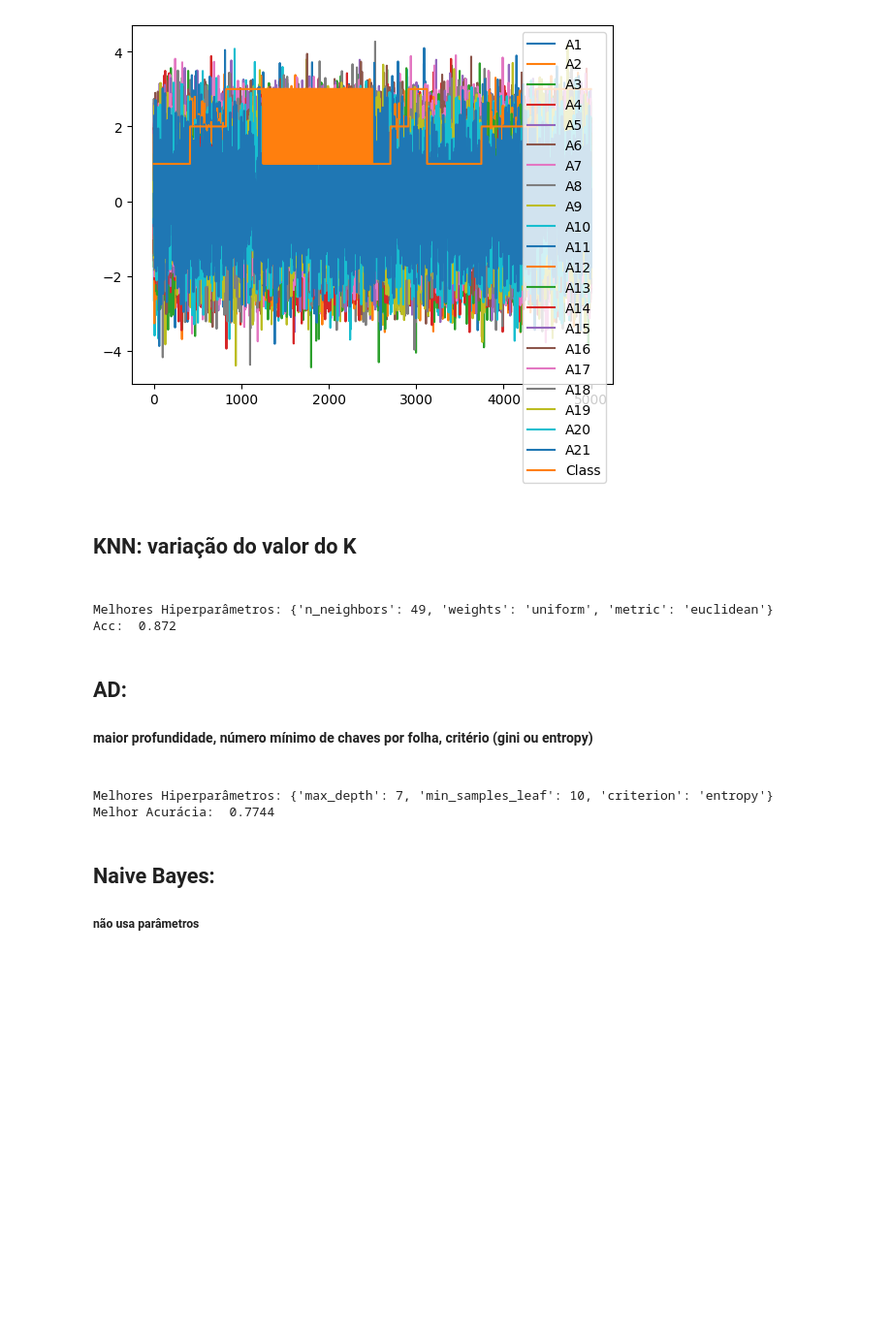
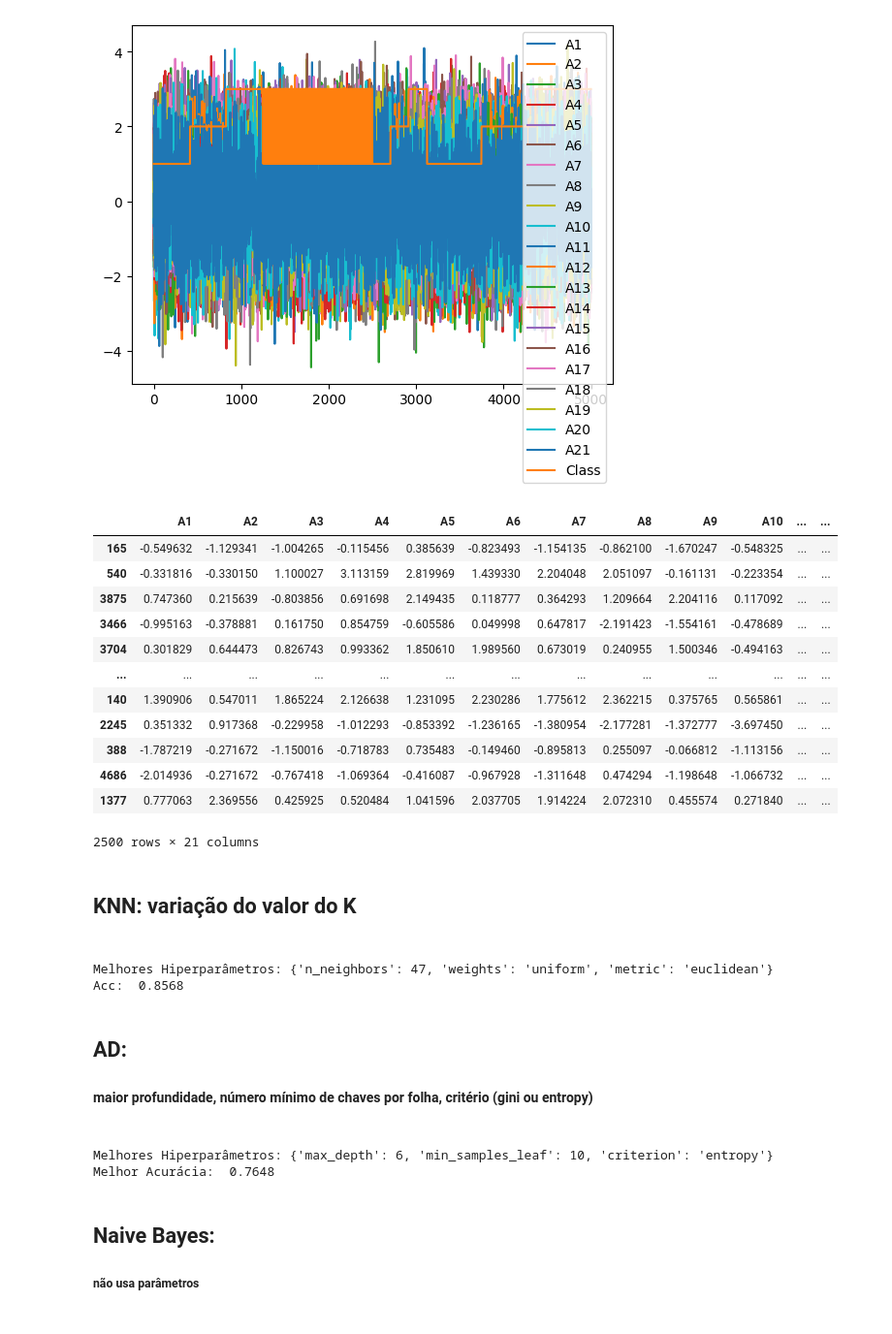
Before and after one commit to brunomaion/TrabAM, a Jupyter notebook: Trabalho1.ipynb, the cells around one changed output. Shown at 97% size. Cells and saved outputs as stored; diff of their text form; code cells hidden in the pictures; blank space fills up the shorter version.

```diff
--- a/Trabalho1.ipynb
+++ b/Trabalho1.ipynb
@@ -62,13 +62,30 @@ Name: count, dtype: int64
 <Axes: >
 [figure]
 # %%
+
 
 x = df.iloc[:, :-1]  # Todos exceto a última coluna
 y = df.iloc[:, -1]   # última coluna
 
 # 70% para treinamento - 15% para validação - 15% para teste
-x_treino, x_teste, y_treino, y_teste = train_test_split(x, y, test_size=0.5, random_state=42)
+x_treino, x_teste, y_treino, y_teste = train_test_split(x, y, test_size=0.5, shuffle = True)
 x_validacao, x_teste, y_validacao, y_teste = train_test_split(x_teste, y_teste, test_size=0.5)
+
+display(x_treino)
+# %% [output]
+|  | A1 | A2 | A3 | A4 | A5 | A6 | A7 | A8 | A9 | A10 | ... | ... |
+| 165 | -0.549632 | -1.129341 | -1.004265 | -0.115456 | 0.385639 | -0.823493 | -1.154135 | -0.862100 | -1.670247 | -0.548325 | ... | ... |
+| 540 | -0.331816 | -0.330150 | 1.100027 | 3.113159 | 2.819969 | 1.439330 | 2.204048 | 2.051097 | -0.161131 | -0.223354 | ... | ... |
+| 3875 | 0.747360 | 0.215639 | -0.803856 | 0.691698 | 2.149435 | 0.118777 | 0.364293 | 1.209664 | 2.204116 | 0.117092 | ... | ... |
+| 3466 | -0.995163 | -0.378881 | 0.161750 | 0.854759 | -0.605586 | 0.049998 | 0.647817 | -2.191423 | -1.554161 | -0.478689 | ... | ... |
+| 3704 | 0.301829 | 0.644473 | 0.826743 | 0.993362 | 1.850610 | 1.989560 | 0.673019 | 0.240955 | 1.500346 | -0.494163 | ... | ... |
+| ... | ... | ... | ... | ... | ... | ... | ... | ... | ... | ... | ... | ... |
+| 140 | 1.390906 | 0.547011 | 1.865224 | 2.126638 | 1.231095 | 2.230286 | 1.775612 | 2.362215 | 0.375765 | 0.565861 | ... | ... |
+| 2245 | 0.351332 | 0.917368 | -0.229958 | -1.012293 | -0.853392 | -1.236165 | -1.380954 | -2.177281 | -1.372777 | -3.697450 | ... | ... |
+| 388 | -1.787219 | -0.271672 | -1.150016 | -0.718783 | 0.735483 | -0.149460 | -0.895813 | 0.255097 | -0.066812 | -1.113156 | ... | ... |
+| 4686 | -2.014936 | -0.271672 | -0.767418 | -1.069364 | -0.416087 | -0.967928 | -1.311648 | 0.474294 | -1.198648 | -1.066732 | ... | ... |
+| 1377 | 0.777063 | 2.369556 | 0.425925 | 0.520484 | 1.041596 | 2.037705 | 1.914224 | 2.072310 | 0.455574 | 0.271840 | ... | ... |
+2500 rows × 21 columns
 # %% [markdown]
 <h2> KNN: variação do valor do K <h2>
 # %%
@@ -108,8 +125,8 @@ for n_neighbors in param_grid['n_neighbors']:
 print(f"Melhores Hiperparâmetros: {best_paramsKNN}")
 print("Acc: ", best_accuracy)
 # %% [output]
-Melhores Hiperparâmetros: {'n_neighbors': 49, 'weights': 'uniform', 'metric': 'euclidean'}
-Acc:  0.872
+Melhores Hiperparâmetros: {'n_neighbors': 47, 'weights': 'uniform', 'metric': 'euclidean'}
+Acc:  0.8568
 # %% [markdown]
 <h2> AD:<h2>
 <h4> maior profundidade,
@@ -157,8 +174,8 @@ for max_depth in param_grid['max_depth']:
 print(f"Melhores Hiperparâmetros: {best_paramsAD}")
 print("Melhor Acurácia: ", best_accuracy)
 # %% [output]
-Melhores Hiperparâmetros: {'max_depth': 7, 'min_samples_leaf': 10, 'criterion': 'entropy'}
-Melhor Acurácia:  0.7744
+Melhores Hiperparâmetros: {'max_depth': 6, 'min_samples_leaf': 10, 'criterion': 'entropy'}
+Melhor Acurácia:  0.7648
 # %% [markdown]
 <h2> Naive Bayes: <h1>
 <h5>não usa parâmetros<h5>
```
Also changed, not shown: parts of 9 cells of this notebook, 1 other file.
